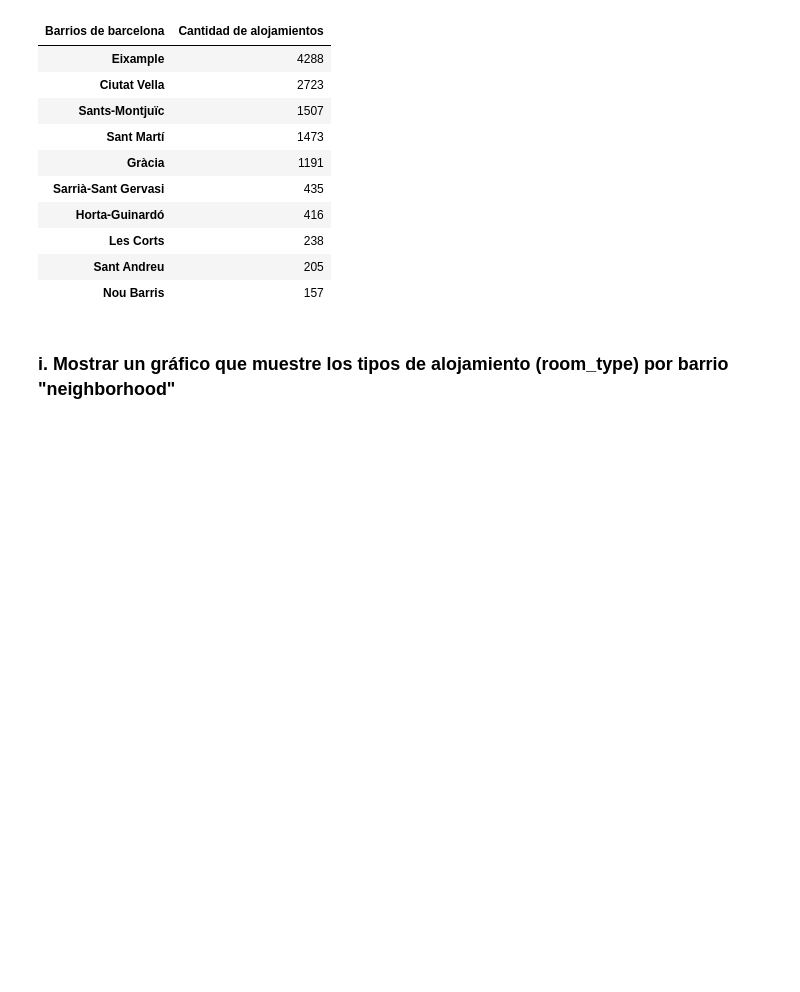
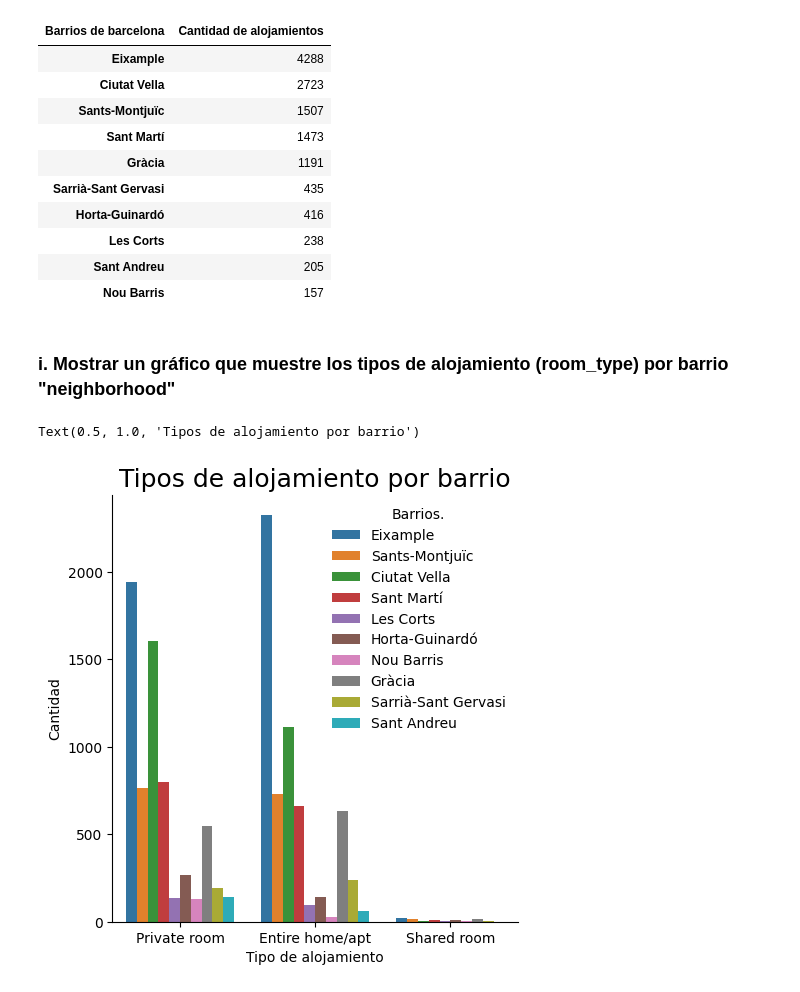
Before and after one commit to villa85/curso_python_2, a Jupyter notebook: Proyecto_III_Visualización_de_Datos/PROYECTO3_YUNIEL_VILLALON_PYTHON20.ipynb, the cells around one changed output. Cells and saved outputs as stored; diff of their text form; code cells hidden in the pictures; blank space fills up the shorter version.

```diff
--- a/Proyecto_III_Visualización_de_Datos/PROYECTO3_YUNIEL_VILLALON_PYTHON20.ipynb
+++ b/Proyecto_III_Visualización_de_Datos/PROYECTO3_YUNIEL_VILLALON_PYTHON20.ipynb
@@ -156,0 +160,16 @@ sb.catplot(x="room_type",data=df,hue="neighbourhood_group",kind="count")
+# %%
+# Grafico que muestra la cantidad de alojamientos de cada tipo y la distibución por Barrio
+ax = sb.catplot(x="room_type",data=df,hue="neighborhood",kind='count', order = df['room_type'].value_counts().index, legend =False)
+# Se cambia el formato de la representación de la leyenda
+plt.legend(
+        title='Barrios.',
+        loc='best',
+        fontsize='medium',
+        frameon=False
+        )
+ax.set (xlabel = 'Tipo de alojamiento',
+        ylabel = 'Cantidad')
+plt.title("Tipos de alojamiento por barrio", size=18)
+# %% [output]
+Text(0.5, 1.0, 'Tipos de alojamiento por barrio')
+[figure, added]
```
Also changed, not shown: parts of 19 cells of this notebook, 1 other file.
